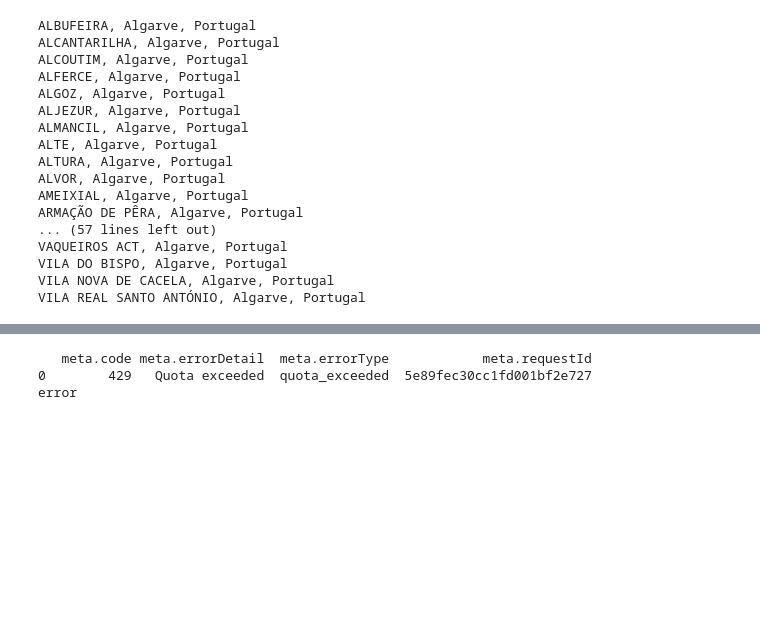
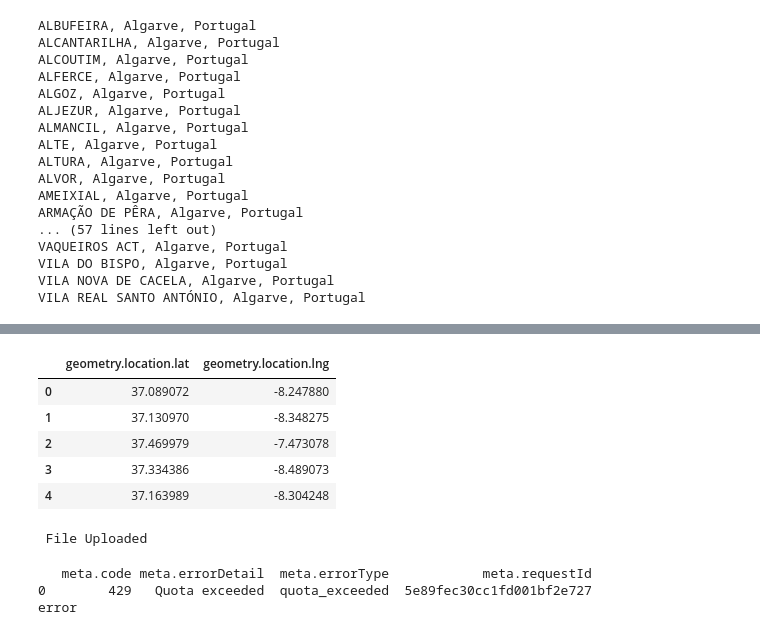
Before and after one commit to vasraz007/courseraCapstone, a Jupyter notebook: The Battle of Neighborhoods.ipynb, the cells around one changed output, grey strips where cells are left out. Saved outputs shown, nothing was run; the diff lists cells and outputs as text; code cells hidden in the pictures; blank space fills up the shorter version.

```diff
--- a/The Battle of Neighborhoods.ipynb
+++ b/The Battle of Neighborhoods.ipynb
@@ -312,0 +362,10 @@ RangeIndex(start=0, stop=73, step=1)
+# %%
+location_geometry=all_locations[['geometry.location.lat','geometry.location.lng']]
+location_geometry.head()
+# %% [output]
+|  | geometry.location.lat | geometry.location.lng |
+| 0 | 37.089072 | -8.247880 |
+| 1 | 37.130970 | -8.348275 |
+| 2 | 37.469979 | -7.473078 |
+| 3 | 37.334386 | -8.489073 |
+| 4 | 37.163989 | -8.304248 |
@@ -313,3 +374,7 @@ RangeIndex(start=0, stop=73, step=1)
+# %%
+upload_file_cos(credentials,'location_geometry.csv','location_geometry.csv')
+# %% [output]
+ File Uploaded
 # %%
 # The code was removed by Watson Studio for sharing.
 # %%
```
Also changed, not shown: parts of 11 cells of this notebook.
